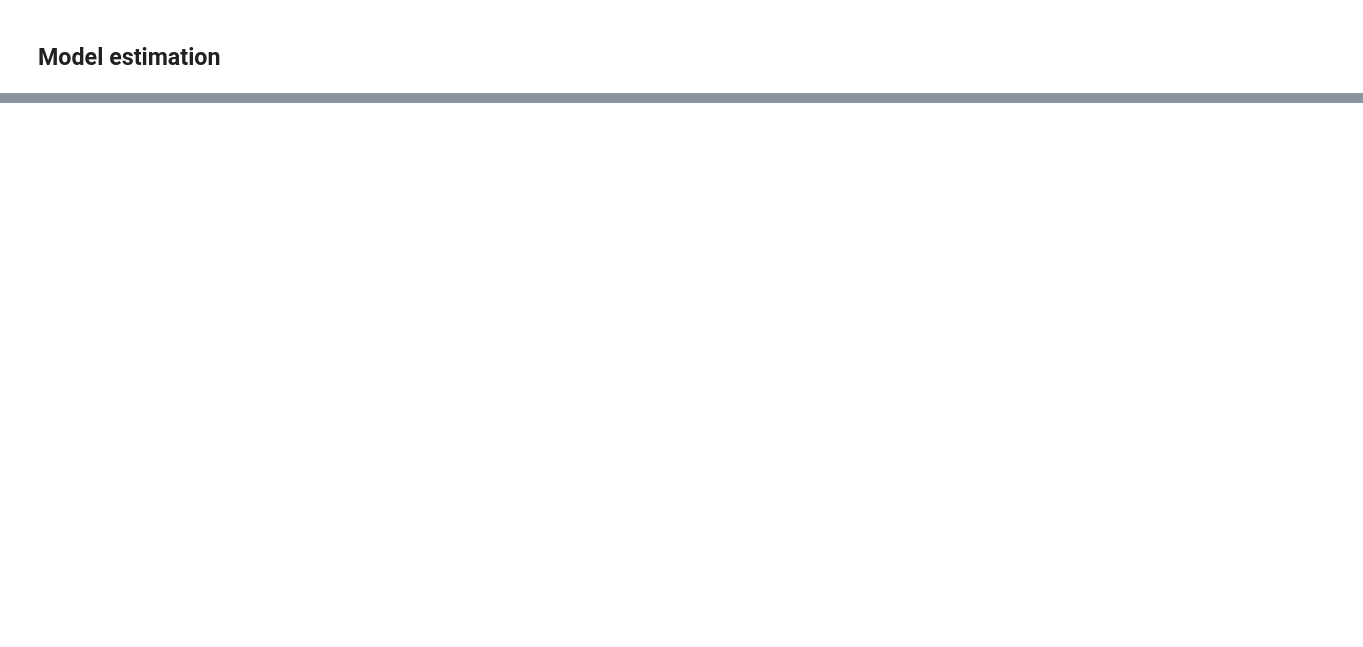
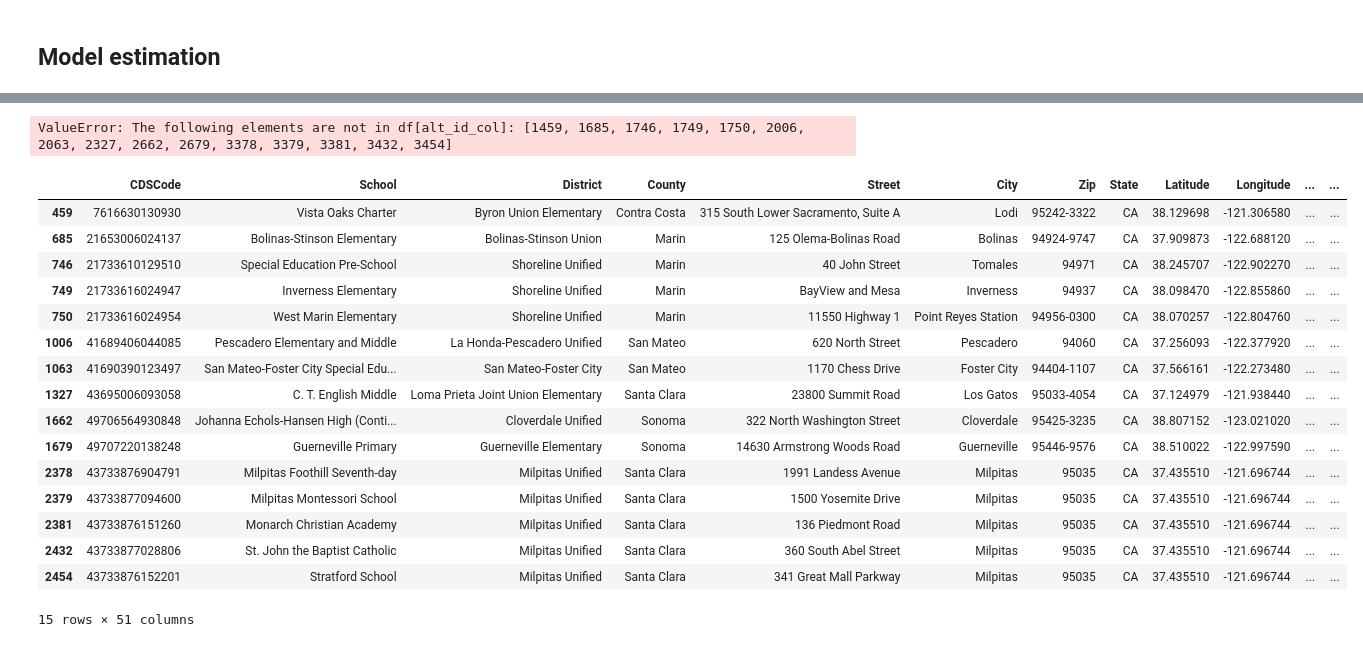
Before and after one commit to ual/activitysynth, a Jupyter notebook: activitysynth/notebooks/notebooks-juan/SLCM_Estimation.ipynb, the cells around one changed output, grey strips where cells are left out. Cells and saved outputs as stored; diff of their text form; code cells hidden in the pictures; blank space fills up the shorter version.

Commit message:
SLCM with orca step

```diff
--- a/activitysynth/notebooks/notebooks-juan/SLCM_Estimation.ipynb
+++ b/activitysynth/notebooks/notebooks-juan/SLCM_Estimation.ipynb
@@ -48,7 +48,6 @@ from scripts import datasources, models, variables, utils
 input_file_format = 'csv'
 input_data_dir = '/home/data/spring_2019/base/'
 
-# estimate from base-year data
 formattable_fname_dict = {
     'parcels': 'parcels.{0}',
     'buildings': 'buildings.{0}',
@@ -56,10 +55,13 @@ formattable_fname_dict = {
     'establishments': 'establishments.{0}',
     'households': 'households.{0}',
     'persons': 'persons.{0}',
-    'rentals': 'MTC_craigslist_listings_7-10-18.{0}',
+    'rentals': 'craigslist.{0}',
     'units': 'units.{0}',
-    'skims': 'mtc_skims.{0}',
-    'beam_skims': '30.skims-smart-23April2019-baseline.csv.gz',
+    'mtc_skims': 'mtc_skims.{0}',
+    'beam_skims_raw': '30.skims-smart-23April2019-baseline.csv.gz',
+    'beam_skims_imputed': 'beam_skims_imputed.{0}',
+    # the following nodes and edges .csv's will be phased out and
+    # replaced by travel model skims entirely
     'drive_nodes': 'drive_nodes.{0}',
     'drive_edges': 'drive_edges.{0}',
     'drive_access_vars': 'drive_net_vars.{0}',
@@ -70,6 +72,28 @@ formattable_fname_dict = {
     'zone_access_vars': 'zones_w_access_vars.{0}',
 }
 
+# # estimate from base-year data
+# formattable_fname_dict = {
+#     'parcels': 'parcels.{0}',
+#     'buildings': 'buildings.{0}',
+#     'jobs': 'jobs.{0}',
+#     'establishments': 'establishments.{0}',
+#     'households': 'households.{0}',
+#     'persons': 'persons.{0}',
+#     'rentals': 'MTC_craigslist_listings_7-10-18.{0}',
+#     'units': 'units.{0}',
+#     'mtc_skims': 'mtc_skims.{0}',
+#     'beam_skims_raw': '30.skims-smart-23April2019-baseline.csv.gz',
+#     'drive_nodes': 'drive_nodes.{0}',
+#     'drive_edges': 'drive_edges.{0}',
+#     'drive_access_vars': 'drive_net_vars.{0}',
+#     'walk_nodes': 'walk_nodes.{0}',
+#     'walk_edges': 'walk_edges.{0}',
+#     'walk_access_vars': 'walk_net_vars.{0}',
+#     'zones': 'zones.{0}',
+#     'zone_access_vars': 'zones_w_access_vars.{0}',
+# }
+
 def format_fname_dict(formattable_fname_dict, format='csv'):
     formatted_dict = {
         k: v.format('csv')
@@ -90,7 +114,7 @@ orca.add_injectable('store', None)
 # %%
 orca.run(['initialize_network_small'])
 orca.run([ 'initialize_network_walk'])
-orca.run(['impute_missing_skims'])
+orca.run(['initialize_imputed_skims'])
 # %% [output]
 Running step 'initialize_network_small'
 Time to execute step 'initialize_network_small': 0.00 s
@@ -110,3 +135,5 @@ students = pd.read_csv('/homebeam_skims = orca.get_table('beam_skims').to_frame(
 schools = pd.read_csv('/home/juan/ual_model_workspace/spring-2019-models/notebooks-juan/schools.csv').rename({"parcel_id": "school_parcel_id"}, axis=1)
 parcels = orca.get_table('parcels').to_frame()
 household_chts = pd.read_csv("/home/data/fall_2018/CHTS_csv_format/data/Deliv_HH.csv")
+# %%
+parcels = orca.get_table('parcels').to_frame()
@@ -192,6 +224,10 @@ students = students.merge(household_chts.loc[:,['SAMPN', 'INCOM']], how = 'left'
 students['hh_inc_under_25k'] = (students['INCOM'] < 3).astype(int)
 students['hh_inc_25_to_75k'] = ((students['INCOM'] > 2) & (students['INCOM'] < 6)).astype(int)
 students['hh_inc_75_to_200k'] = ((students['INCOM'] > 5) & (students['INCOM'] < 9)).astype(int)
+# %%
+#School dataset final version (Final table ready for simulation)
+schools = schools.drop(['nodeID'], axis = 1)
+schools.to_csv('/home/juan/ual_model_workspace/spring-2019-models/notebooks-juan/schools_v1.csv')
 # %% [markdown]
 ## Defining Choice set constrains
 # %%
@@ -689,0 +845,25 @@ np.log1p(dist):rank_8_9                -0.1527      0.046     -3.321      0.001
+# %%
+orca.get_injectable('SLCM')(data_long).get_statsmodels_summary().add_table_params
+# %% [output]
+ValueError: The following elements are not in df[alt_id_col]: [1459, 1685, 1746, 1749, 1750, 2006, 2063, 2327, 2662, 2679, 3378, 3379, 3381, 3432, 3454]
+# %%
+non_schools = [1459, 1685, 1746, 1749, 1750, 2006, 2063, 2327, 2662, 2679, 3378, 3379, 3381, 3432, 3454]
+schools[schools.school_id.isin(non_schools)]
+# %% [output]
+|  | CDSCode | School | District | County | Street | City | Zip | State | Latitude | Longitude | ... | ... |
+| 459 | 7616630130930 | Vista Oaks Charter | Byron Union Elementary | Contra Costa | 315 South Lower Sacramento, Suite A | Lodi | 95242-3322 | CA | 38.129698 | -121.306580 | ... | ... |
+| 685 | 21653006024137 | Bolinas-Stinson Elementary | Bolinas-Stinson Union | Marin | 125 Olema-Bolinas Road | Bolinas | 94924-9747 | CA | 37.909873 | -122.688120 | ... | ... |
+| 746 | 21733610129510 | Special Education Pre-School | Shoreline Unified | Marin | 40 John Street | Tomales | 94971 | CA | 38.245707 | -122.902270 | ... | ... |
+| 749 | 21733616024947 | Inverness Elementary | Shoreline Unified | Marin | BayView and Mesa | Inverness | 94937 | CA | 38.098470 | -122.855860 | ... | ... |
+| 750 | 21733616024954 | West Marin Elementary | Shoreline Unified | Marin | 11550 Highway 1 | Point Reyes Station | 94956-0300 | CA | 38.070257 | -122.804760 | ... | ... |
+| 1006 | 41689406044085 | Pescadero Elementary and Middle | La Honda-Pescadero Unified | San Mateo | 620 North Street | Pescadero | 94060 | CA | 37.256093 | -122.377920 | ... | ... |
+| 1063 | 41690390123497 | San Mateo-Foster City Special Edu... | San Mateo-Foster City | San Mateo | 1170 Chess Drive | Foster City | 94404-1107 | CA | 37.566161 | -122.273480 | ... | ... |
+| 1327 | 43695006093058 | C. T. English Middle | Loma Prieta Joint Union Elementary | Santa Clara | 23800 Summit Road | Los Gatos | 95033-4054 | CA | 37.124979 | -121.938440 | ... | ... |
+| 1662 | 49706564930848 | Johanna Echols-Hansen High (Conti... | Cloverdale Unified | Sonoma | 322 North Washington Street | Cloverdale | 95425-3235 | CA | 38.807152 | -123.021020 | ... | ... |
+| 1679 | 49707220138248 | Guerneville Primary | Guerneville Elementary | Sonoma | 14630 Armstrong Woods Road | Guerneville | 95446-9576 | CA | 38.510022 | -122.997590 | ... | ... |
+| 2378 | 43733876904791 | Milpitas Foothill Seventh-day | Milpitas Unified | Santa Clara | 1991 Landess Avenue | Milpitas | 95035 | CA | 37.435510 | -121.696744 | ... | ... |
+| 2379 | 43733877094600 | Milpitas Montessori School | Milpitas Unified | Santa Clara | 1500 Yosemite Drive | Milpitas | 95035 | CA | 37.435510 | -121.696744 | ... | ... |
+| 2381 | 43733876151260 | Monarch Christian Academy | Milpitas Unified | Santa Clara | 136 Piedmont Road | Milpitas | 95035 | CA | 37.435510 | -121.696744 | ... | ... |
+| 2432 | 43733877028806 | St. John the Baptist Catholic | Milpitas Unified | Santa Clara | 360 South Abel Street | Milpitas | 95035 | CA | 37.435510 | -121.696744 | ... | ... |
+| 2454 | 43733876152201 | Stratford School | Milpitas Unified | Santa Clara | 341 Great Mall Parkway | Milpitas | 95035 | CA | 37.435510 | -121.696744 | ... | ... |
+15 rows × 51 columns
```
Also changed, not shown: parts of 15 cells of this notebook, 9 other files.
